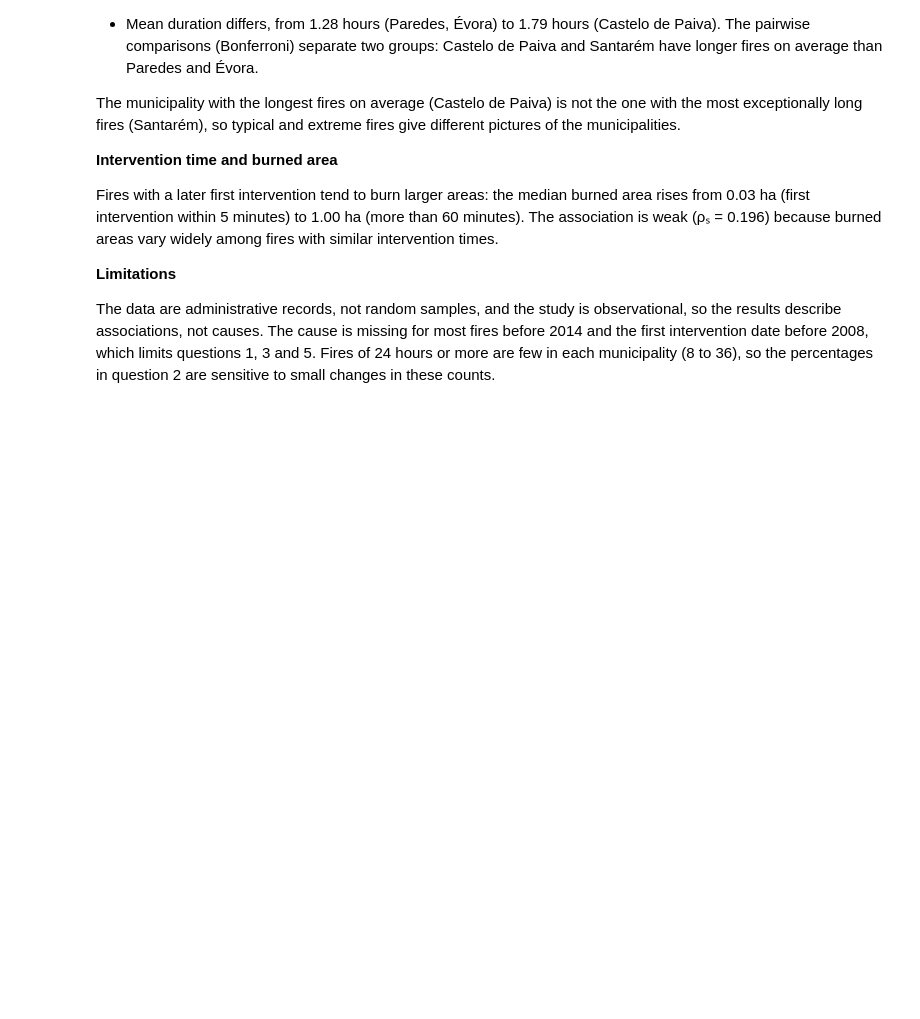
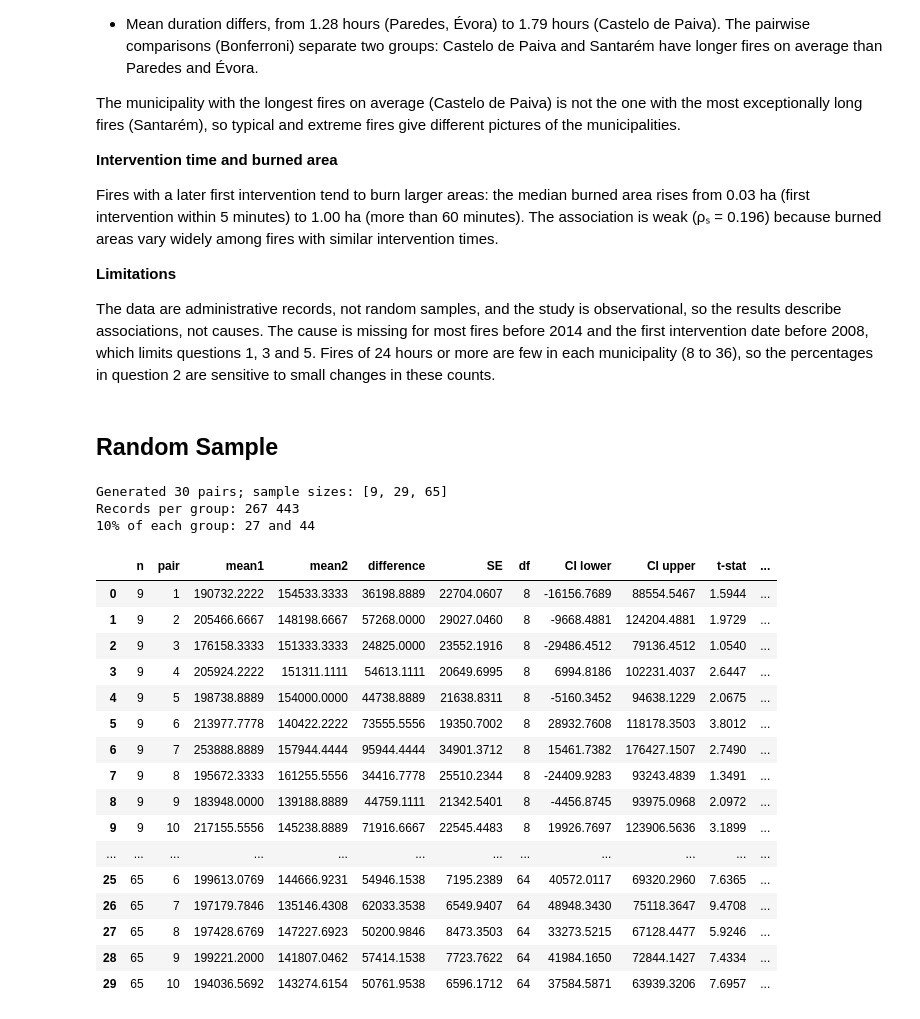
Before and after one commit to KevinSalgado/Statistics_Project, a Jupyter notebook: Data_Preparation_and_Visualization.ipynb, the cells around one changed output. Drawn from its saved outputs; the diff is of its cells as text; code cells hidden in the pictures; blank space fills up the shorter version.

```diff
--- a/Data_Preparation_and_Visualization.ipynb
+++ b/Data_Preparation_and_Visualization.ipynb
@@ -2314,3 +2314,5 @@ is missing for most fires before 2014 and the first intervention date
 before 2008, which limits questions 1, 3 and 5. Fires of 24 hours or more
 are few in each municipality (8 to 36), so the percentages in question 2
 are sensitive to small changes in these counts.
+# %% [markdown]
+## Random Sample
@@ -2316,0 +2343,77 @@ are sensitive to small changes in these counts.
+# %%
+pop1 = df[df[group_col] == group1].dropna(subset=[value_col if analysis == "means" else outcome_col])
+pop2 = df[df[group_col] == group2].dropna(subset=[value_col if analysis == "means" else outcome_col])
+assert max(sample_sizes) <= min(len(pop1), len(pop2)), "Sample size exceeds group size"
+
+rng = np.random.default_rng(seed)
+samples = []
+for size in sample_sizes:
+    for pair in range(1, n_pairs + 1):
+        s1 = pop1.sample(n=size, replace=False, random_state=int(rng.integers(2**31)))
+        s2 = pop2.sample(n=size, replace=False, random_state=int(rng.integers(2**31)))
+        samples.append((size, pair, s1, s2))
+
+print(f"Generated {len(samples)} pairs; sample sizes: {sample_sizes}")
+print("Records per group:", len(pop1), len(pop2))
+# 10% condition (independence): sample size should be below 10% of each group
+print("10% of each group:", round(len(pop1) * 0.1), "and", round(len(pop2) * 0.1))
+# %% [output]
+Generated 30 pairs; sample sizes: [9, 29, 65]
+Records per group: 267 443
+10% of each group: 27 and 44
+# %%
+# TWO MEANS
+assert analysis == "means"
+rows = []
+for size, pair, a, b in samples:
+    x = a[value_col].to_numpy()
+    y = b[value_col].to_numpy()
+
+    # Point estimate and sample statistics (group1 - group2)
+    n1, n2 = len(x), len(y)
+    mean1, mean2 = x.mean(), y.mean()
+    sd1, sd2 = x.std(ddof=1), y.std(ddof=1)
+    diff = mean1 - mean2
+
+    # Standard error and conservative degrees of freedom (as practised by hand)
+    SE = np.sqrt(sd1**2 / n1 + sd2**2 / n2)
+    dof = min(n1 - 1, n2 - 1)   # "dof" not overwrite the dataset df
+
+    # Two-sided (1-alpha) confidence interval
+    t_crit = t.ppf(1-alpha/2, dof)
+    lower = diff - t_crit * SE
+    upper = diff + t_crit * SE
+
+    # Test H0: mu1 - mu2 = 0; alternative from settings
+    T = (diff - 0) / SE
+    if alternative == "greater":
+        p_value = t.sf(T, dof)
+    elif alternative == "less":
+        p_value = t.cdf(T, dof)
+    else:
+        p_value = 2 * t.sf(abs(T), dof)
+
+    rows.append([size, pair, mean1, mean2, diff, SE, dof, lower, upper, T, p_value,
+                 p_value < alpha, sd1, sd2])
+
+results = pd.DataFrame(rows, columns=["n", "pair", "mean1", "mean2", "difference", "SE", "df",
+                                       "CI lower", "CI upper", "t-stat", "p-value", "reject H0", "SD1", "SD2"])
+display(results.round(4))
+# %% [output]
+|  | n | pair | mean1 | mean2 | difference | SE | df | CI lower | CI upper | t-stat | ... |
+| 0 | 9 | 1 | 190732.2222 | 154533.3333 | 36198.8889 | 22704.0607 | 8 | -16156.7689 | 88554.5467 | 1.5944 | ... |
+| 1 | 9 | 2 | 205466.6667 | 148198.6667 | 57268.0000 | 29027.0460 | 8 | -9668.4881 | 124204.4881 | 1.9729 | ... |
+| 2 | 9 | 3 | 176158.3333 | 151333.3333 | 24825.0000 | 23552.1916 | 8 | -29486.4512 | 79136.4512 | 1.0540 | ... |
+| 3 | 9 | 4 | 205924.2222 | 151311.1111 | 54613.1111 | 20649.6995 | 8 | 6994.8186 | 102231.4037 | 2.6447 | ... |
+| 4 | 9 | 5 | 198738.8889 | 154000.0000 | 44738.8889 | 21638.8311 | 8 | -5160.3452 | 94638.1229 | 2.0675 | ... |
+| 5 | 9 | 6 | 213977.7778 | 140422.2222 | 73555.5556 | 19350.7002 | 8 | 28932.7608 | 118178.3503 | 3.8012 | ... |
+| 6 | 9 | 7 | 253888.8889 | 157944.4444 | 95944.4444 | 34901.3712 | 8 | 15461.7382 | 176427.1507 | 2.7490 | ... |
+| 7 | 9 | 8 | 195672.3333 | 161255.5556 | 34416.7778 | 25510.2344 | 8 | -24409.9283 | 93243.4839 | 1.3491 | ... |
+| 8 | 9 | 9 | 183948.0000 | 139188.8889 | 44759.1111 | 21342.5401 | 8 | -4456.8745 | 93975.0968 | 2.0972 | ... |
+| 9 | 9 | 10 | 217155.5556 | 145238.8889 | 71916.6667 | 22545.4483 | 8 | 19926.7697 | 123906.5636 | 3.1899 | ... |
+| ... | ... | ... | ... | ... | ... | ... | ... | ... | ... | ... | ... |
+| 25 | 65 | 6 | 199613.0769 | 144666.9231 | 54946.1538 | 7195.2389 | 64 | 40572.0117 | 69320.2960 | 7.6365 | ... |
+| 26 | 65 | 7 | 197179.7846 | 135146.4308 | 62033.3538 | 6549.9407 | 64 | 48948.3430 | 75118.3647 | 9.4708 | ... |
+| 27 | 65 | 8 | 197428.6769 | 147227.6923 | 50200.9846 | 8473.3503 | 64 | 33273.5215 | 67128.4477 | 5.9246 | ... |
+| 28 | 65 | 9 | 199221.2000 | 141807.0462 | 57414.1538 | 7723.7622 | 64 | 41984.1650 | 72844.1427 | 7.4334 | ... |
+| 29 | 65 | 10 | 194036.5692 | 143274.6154 | 50761.9538 | 6596.1712 | 64 | 37584.5871 | 63939.3206 | 7.6957 | ... |
```
Also changed, not shown: parts of 6 cells of this notebook, 1 other file.
